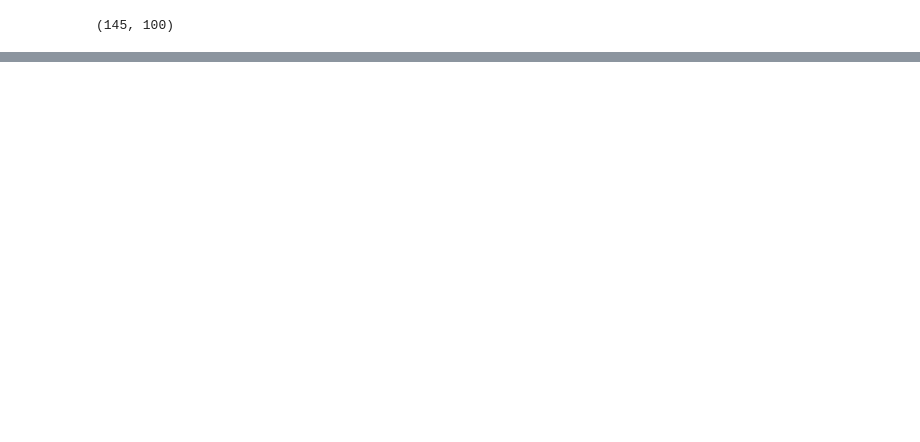
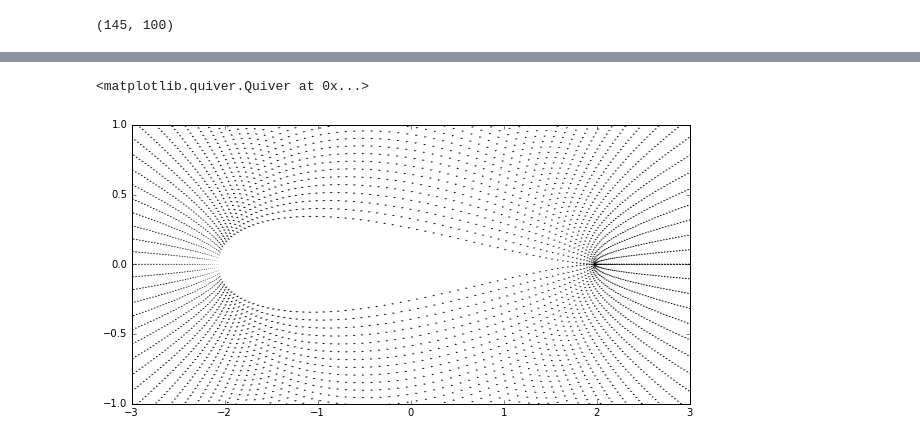
Before and after one commit to Dmphelps89/MAE6226-1, a Jupyter notebook: Assignment06.ipynb, the cells around one changed output, grey strips where cells are left out. Saved outputs shown, nothing was run; the diff lists cells and outputs as text; code cells hidden in the pictures; blank space fills up the shorter version.

```diff
--- a/Assignment06.ipynb
+++ b/Assignment06.ipynb
@@ -227,0 +238,8 @@ pyplot.contour(E5.real, E5.imag, psi, levels = numpy.linspace(-5,5,30),colors='#
+# %%
+pyplot.figure(figsize=(10,5))
+pyplot.xlim(-3, 3)
+pyplot.ylim(-1, 1)
+pyplot.quiver(E5.real,E5.imag, W.real, W.imag, units='xy',pivot='tip',width=0.005,scale=40)
+# %% [output]
+<matplotlib.quiver.Quiver at 0x...>
+[figure, added]
```
Also changed, not shown: parts of 24 cells of this notebook.
